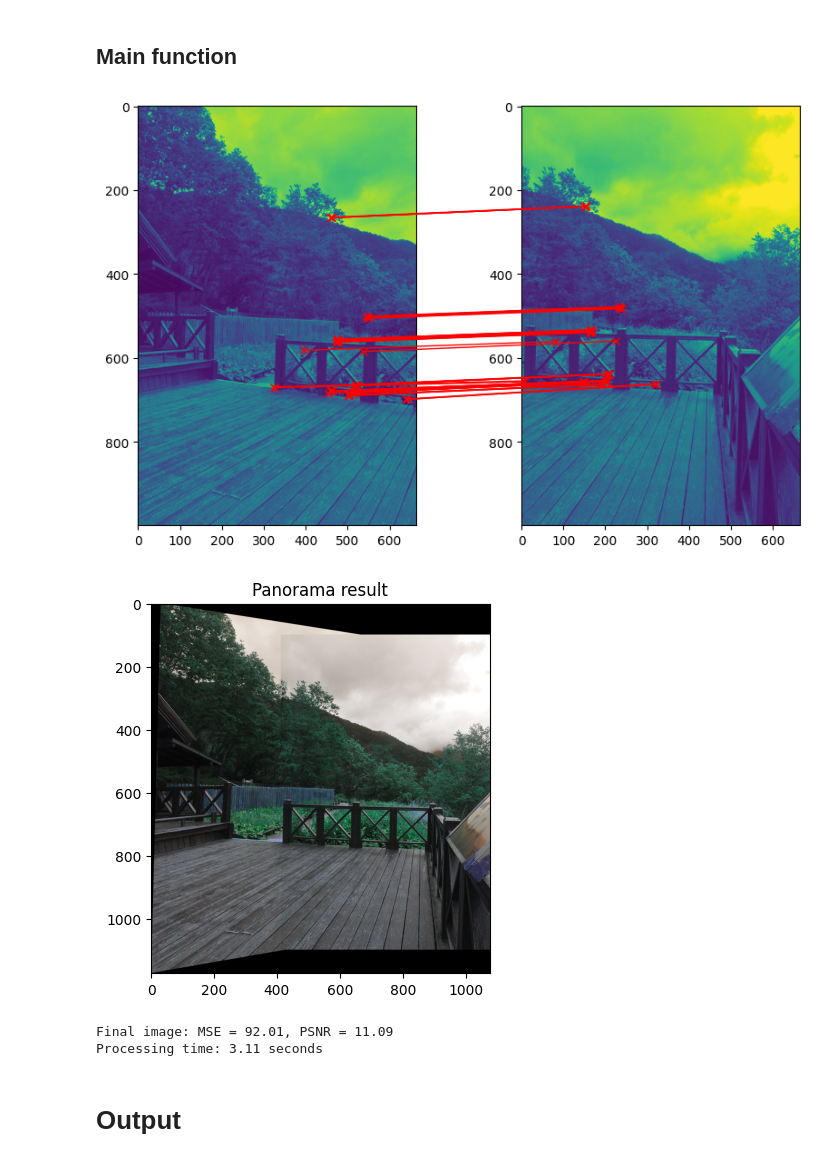
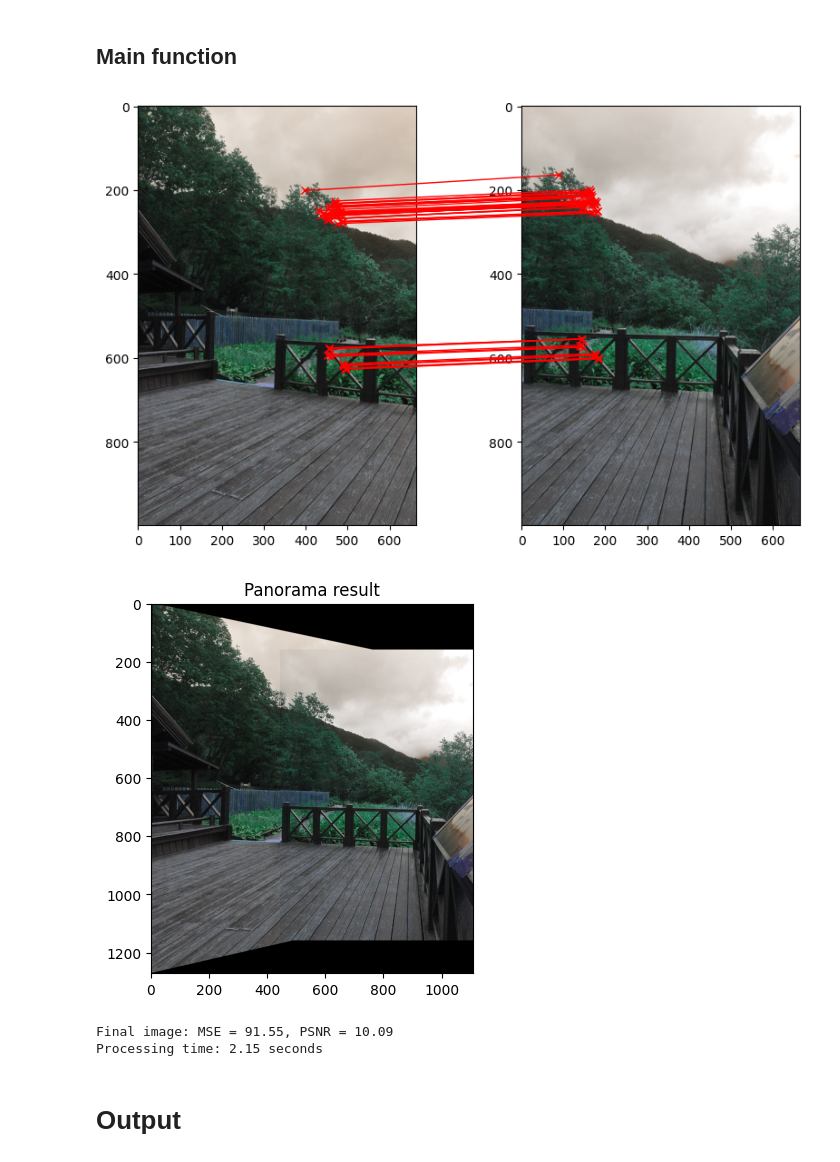
Before and after one commit to Raichuu41/3d-cv-image-stitching, a Jupyter notebook: src/harris_coner_detector.ipynb, the cells around one changed output. Cells and saved outputs as stored; diff of their text form; code cells hidden in the pictures.

Commit message:
SURF, ORB, KAZE, FREAK, BRISK, BRIEF, AKAZE

```diff
--- a/src/harris_coner_detector.ipynb
+++ b/src/harris_coner_detector.ipynb
@@ -79,21 +171,35 @@ def plot_key_points(images, key_points):
+# %%
+def AKAZE_description(gray_images):
+    detector =  cv2.AKAZE_create()
+
+    key_points = []
+    descriptors = []
+
+    for idx, img in enumerate(gray_images):
+        keypoint = detector.detect(img, None)
+        keypoint, descriptor = detector.compute(img, keypoint)
+
+        key_points.append(keypoint)
+        descriptors.append(descriptor)
+
+    return key_points, descriptors
 # %%
-def matching_images(gray_images, key_points, type_match="original", num_top_matches=50, ratio_thresh=0.3, appear=False):
-    sift = cv2.SIFT_create()
-
+def matching_conner(imgs, key_points, descriptors, type_match="original", num_top_matches=50, ratio_thresh=0.3, appear=False, method='SIFT'):
     #src image
-    gray_src = gray_images[0]
     src_key_points = key_points[0]
+    src_descriptors = descriptors[0]
 
     # des image
-    gray_des = gray_images[1]
     des_key_points = key_points[1]
-
-    # Detect descriptors using SIFT
-    src_key_points, src_descriptors = sift.compute(gray_src, src_key_points)
-    des_key_points, des_descriptors = sift.compute(gray_des, des_key_points)
+    des_descriptors = descriptors[1]
 
     # Match descriptors using FLANN matcher
-    matcher = cv2.FlannBasedMatcher()
+    if method in ["ORB", "FREAK", "BRISK", "BRIEF", "AKAZE"]:
+        matcher = cv2.BFMatcher(cv2.NORM_HAMMING, crossCheck=True)
+
+        type_match="original"
+    else:
+        matcher = cv2.FlannBasedMatcher()
 
     if type_match == "original":
         matches = matcher.match(src_descriptors, des_descriptors)
@@ -119,7 +225,7 @@ def matching_images(gray_images, key_points, type_match="original", num_top_matc
     des_points = np.float32([des_key_points[m.trainIdx].pt for m in matches]).reshape(-1, 1, 2)
 
     if appear:
-        plot_matches(gray_src, gray_des, src_points, des_points)
+        plot_matches(imgs[0], imgs[1], src_points, des_points)
 
     return src_points, des_points
 # %%
@@ -211,35 +346,39 @@ def stitching_images_harris_corner(img_src, img_des):
 # %%
 def multi_panorama():
     # Load images. CV2 reads in BGR format
     images = data_loader('data/xue-mountain/*.jpg')[:2]
 
     firs_images = images[0]
     for i in range(1, len(images)):
-        new_firs_images = stitching_images_harris_corner(firs_images, images[i])
+
+        # method = ['SIFT', 'SURF', 'ORB', 'KAZE', 'FREAK', 'BRISK', 'BRIEF', 'AKAZE']
+        method = 'ORB'
+
+        new_firs_images = stitching_images(firs_images, images[i], method = method)
 
         firs_images = new_firs_images.copy()
 
     # Resize final stitched image to match dimensions of first image
     firs_images = cv2.resize(firs_images, (images[0].shape[1], images[0].shape[0]))
 
     # Calculate MSE and PSNR of the final stitched image
     mse_val = np.mean((firs_images - images[0])**2)
     psnr_val = cv2.PSNR(firs_images, images[0])
     print(f"Final image: MSE = {mse_val:.2f}, PSNR = {psnr_val:.2f}")
 
     return firs_images
 
 start_time = time.time()
 PANORAMA = multi_panorama()
 end_time = time.time()
 # Calculate the processing time
 processing_time = end_time - start_time
 print(f"Processing time: {processing_time:.2f} seconds")
 # %% [output]
-[figure, old version]
+[figure, new version]
-[figure, old version]
+[figure, new version]
-Final image: MSE = 92.01, PSNR = 11.09
-Processing time: 3.11 seconds
+Final image: MSE = 91.55, PSNR = 10.09
+Processing time: 2.15 seconds
 # %% [markdown]
 # Output
 # %%
```
Also changed, not shown: parts of 9 cells of this notebook.
